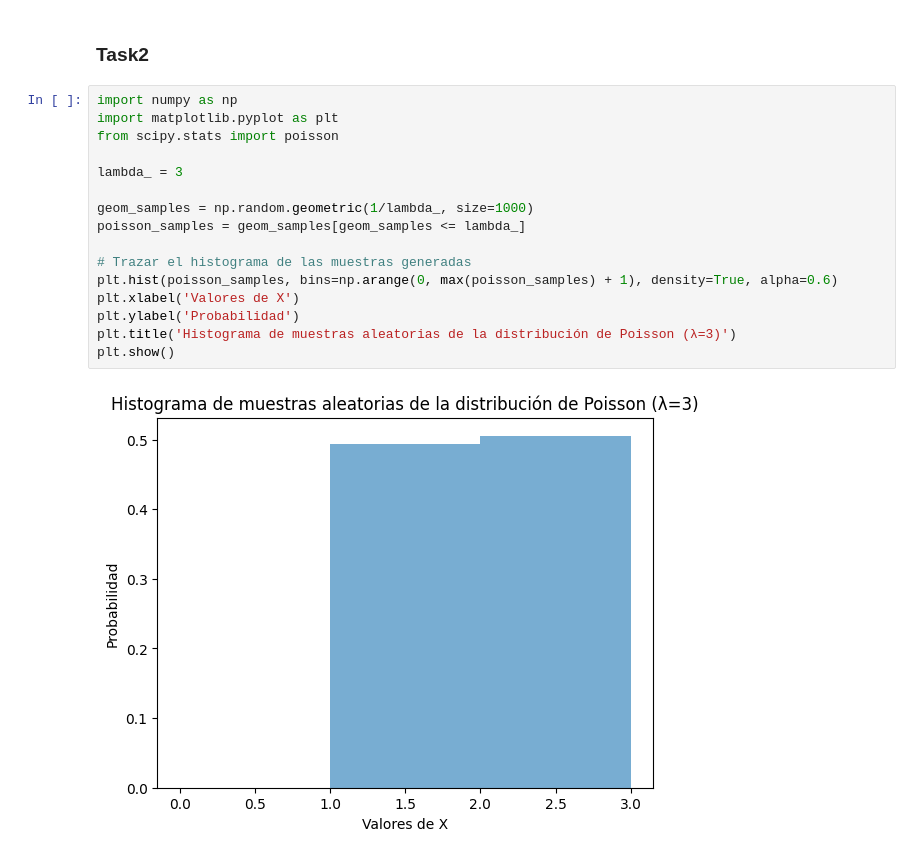
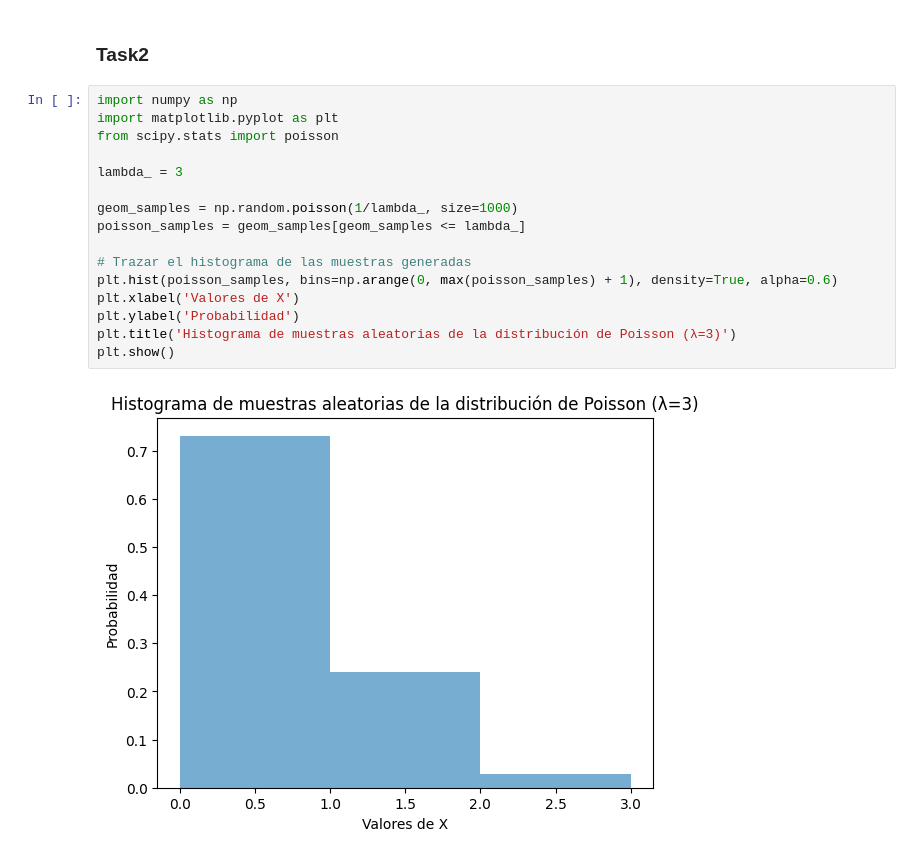
Before and after one commit to Diego-CB/Lab3-ModSim, a Jupyter notebook: parte3.ipynb, the cells around one changed output. Saved outputs shown, nothing was run; the diff lists cells and outputs as text.

```diff
--- a/parte3.ipynb
+++ b/parte3.ipynb
@@ -31,18 +37,18 @@ plt.show()
 # %%
 import numpy as np
 import matplotlib.pyplot as plt
 from scipy.stats import poisson
 
 lambda_ = 3
 
-geom_samples = np.random.geometric(1/lambda_, size=1000)
+geom_samples = np.random.poisson(1/lambda_, size=1000)
 poisson_samples = geom_samples[geom_samples <= lambda_]
 
 # Trazar el histograma de las muestras generadas
 plt.hist(poisson_samples, bins=np.arange(0, max(poisson_samples) + 1), density=True, alpha=0.6)
 plt.xlabel('Valores de X')
 plt.ylabel('Probabilidad')
 plt.title('Histograma de muestras aleatorias de la distribución de Poisson (λ=3)')
 plt.show()
 # %% [output]
-[figure, old version]
+[figure, new version]
```
Also changed, not shown: parts of 7 cells of this notebook.
